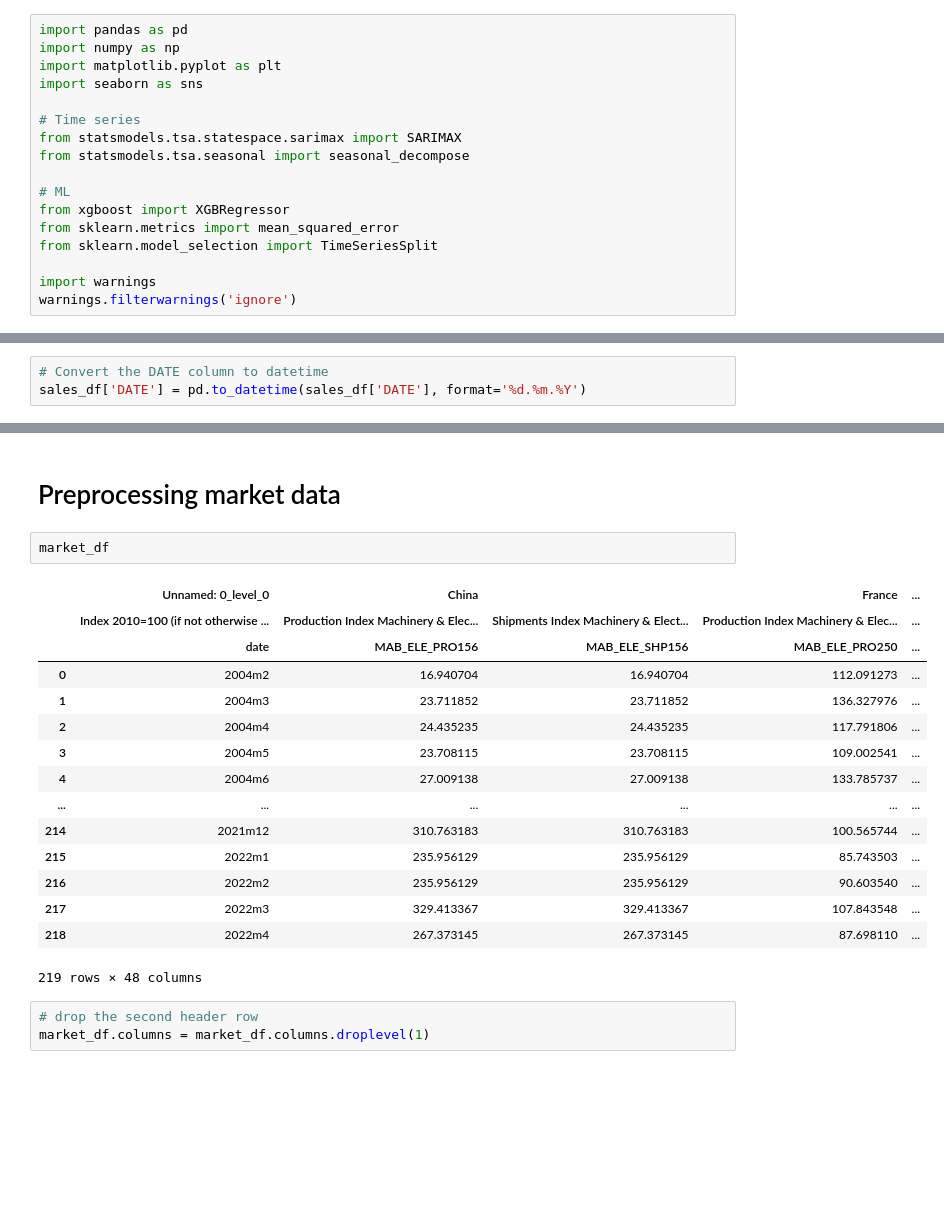
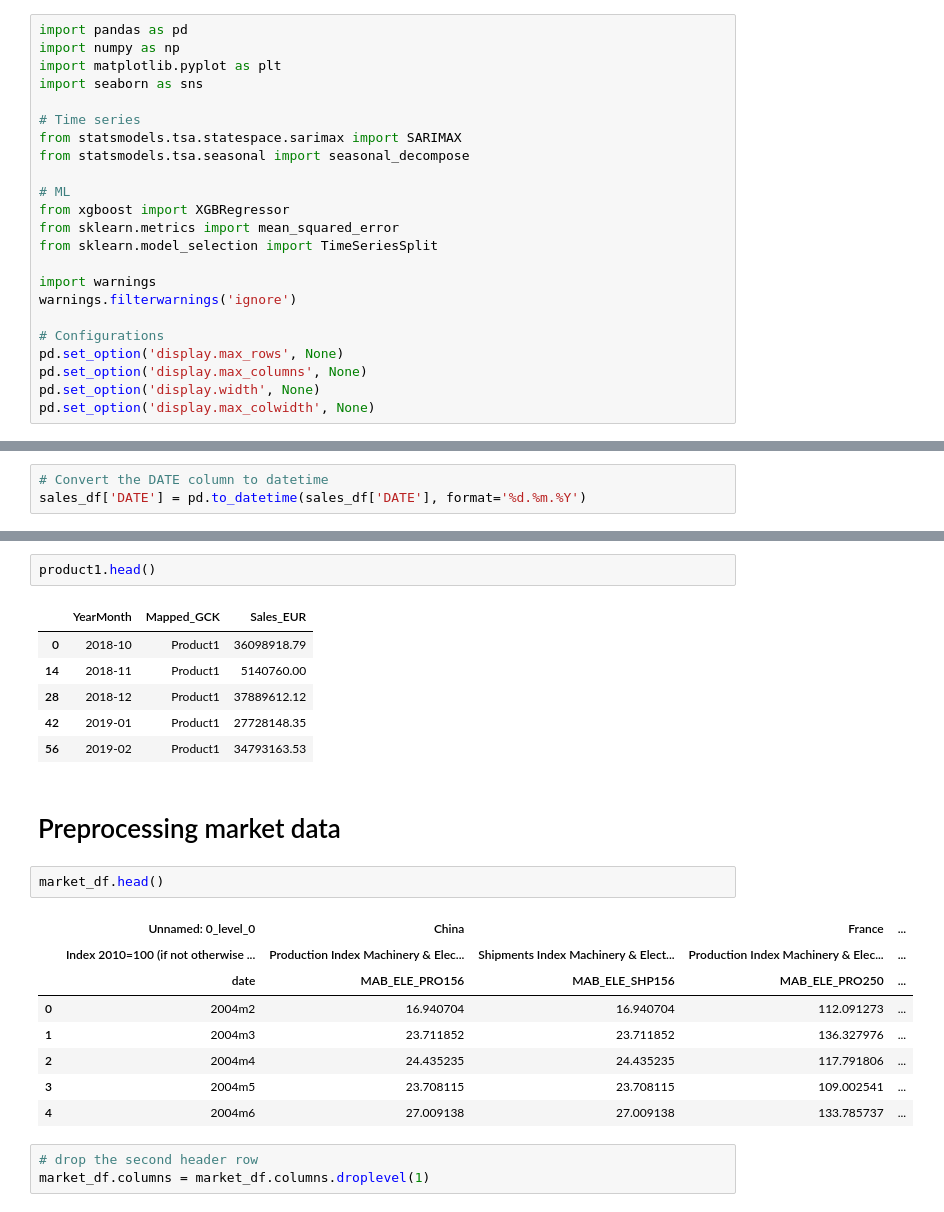
Before and after one commit to RubenCMarques/Case-2--Siemens-Sales-Forecast, a Jupyter notebook: Notebooks/diogo_test.ipynb, the cells around one changed output, grey strips where cells are left out. Drawn from its saved outputs; the diff is of its cells as text; blank space fills up the shorter version.

```diff
--- a/Notebooks/diogo_test.ipynb
+++ b/Notebooks/diogo_test.ipynb
@@ -17,6 +17,12 @@ from sklearn.model_selection import TimeSeriesSplit
 
 import warnings
 warnings.filterwarnings('ignore')
+
+# Configurations
+pd.set_option('display.max_rows', None)
+pd.set_option('display.max_columns', None)
+pd.set_option('display.width', None)
+pd.set_option('display.max_colwidth', None)
 # %% [markdown]
 # Loading data
 # %%
@@ -89,23 +147,25 @@ sales_df.sample(10)
+# %%
+product1.head()
+# %% [output]
+|  | YearMonth | Mapped_GCK | Sales_EUR |
+| 0 | 2018-10 | Product1 | 36098918.79 |
+| 14 | 2018-11 | Product1 | 5140760.00 |
+| 28 | 2018-12 | Product1 | 37889612.12 |
+| 42 | 2019-01 | Product1 | 27728148.35 |
+| 56 | 2019-02 | Product1 | 34793163.53 |
 # %% [markdown]
 # Preprocessing market data
 # %%
-market_df
+market_df.head()
 # %% [output]
 |  | Unnamed: 0_level_0 | China |  | France | ... |
 |  | Index 2010=100 (if not otherwise ... | Production Index Machinery & Elec... | Shipments Index Machinery & Elect... | Production Index Machinery & Elec... | ... |
 |  | date | MAB_ELE_PRO156 | MAB_ELE_SHP156 | MAB_ELE_PRO250 | ... |
 | 0 | 2004m2 | 16.940704 | 16.940704 | 112.091273 | ... |
 | 1 | 2004m3 | 23.711852 | 23.711852 | 136.327976 | ... |
 | 2 | 2004m4 | 24.435235 | 24.435235 | 117.791806 | ... |
 | 3 | 2004m5 | 23.708115 | 23.708115 | 109.002541 | ... |
 | 4 | 2004m6 | 27.009138 | 27.009138 | 133.785737 | ... |
-| ... | ... | ... | ... | ... | ... |
-| 214 | 2021m12 | 310.763183 | 310.763183 | 100.565744 | ... |
-| 215 | 2022m1 | 235.956129 | 235.956129 | 85.743503 | ... |
-| 216 | 2022m2 | 235.956129 | 235.956129 | 90.603540 | ... |
-| 217 | 2022m3 | 329.413367 | 329.413367 | 107.843548 | ... |
-| 218 | 2022m4 | 267.373145 | 267.373145 | 87.698110 | ... |
-219 rows × 48 columns
 # %%
 # drop the second header row
 market_df.columns = market_df.columns.droplevel(1)
```
Also changed, not shown: parts of 23 cells of this notebook.
